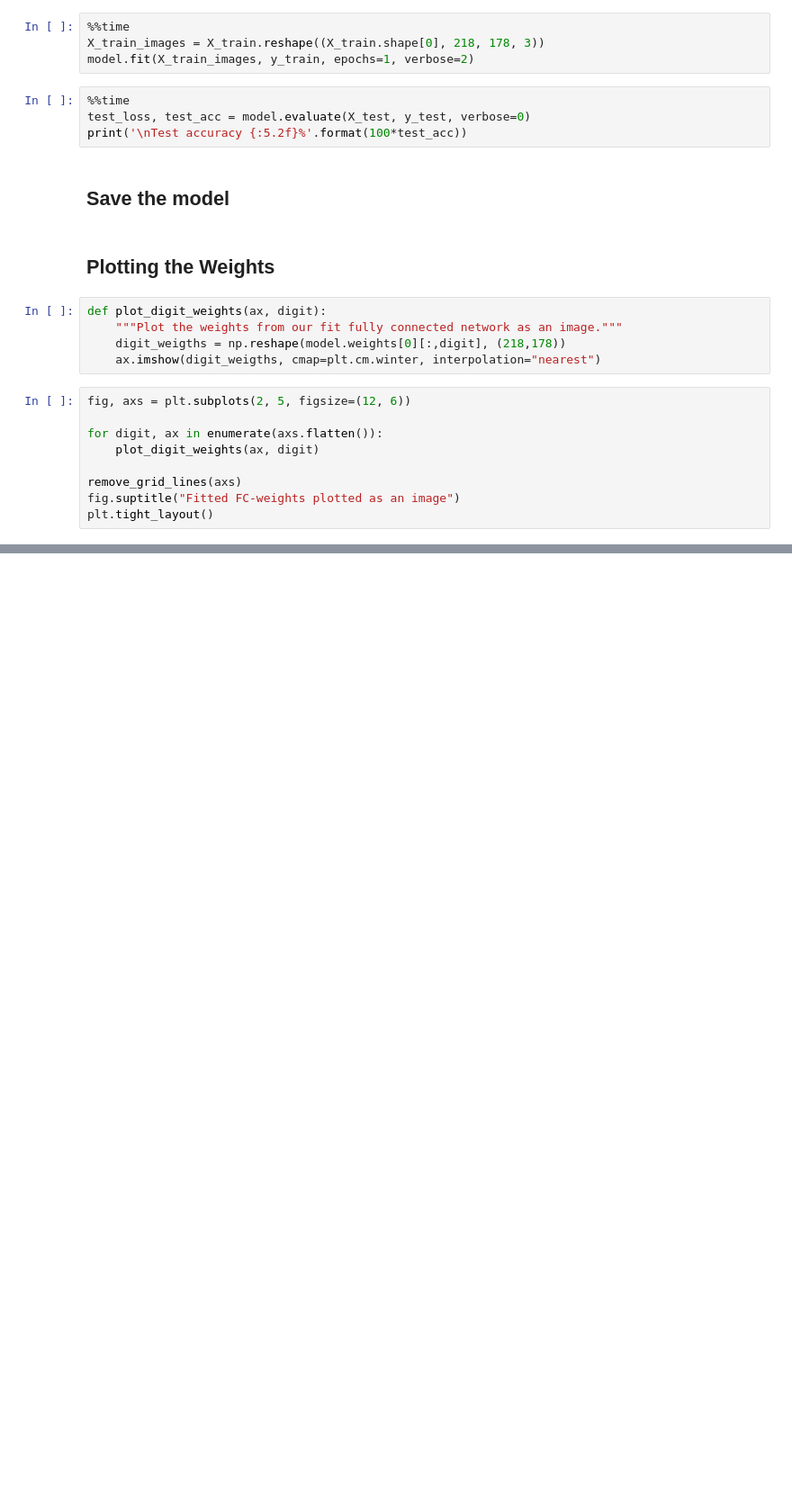
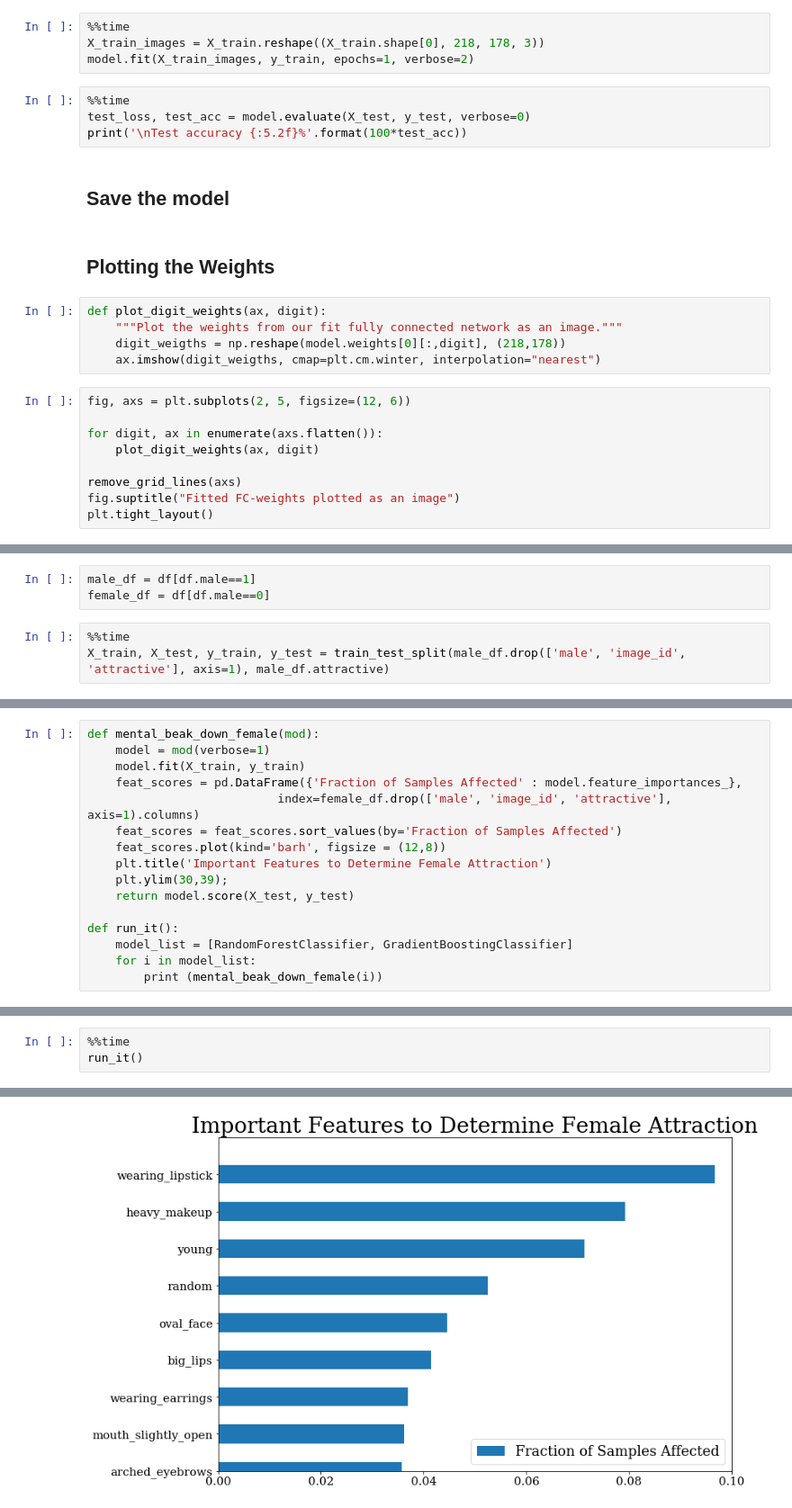
Before and after one commit to Aaronhjlee/Facial_Feature_Predictor, a Jupyter notebook: Convolutional Neural Network (Gender).ipynb, the cells around one changed output, grey strips where cells are left out. Shown: that part at 90% size. Cells and saved outputs as stored; diff of their text form; blank space fills up the shorter version.

```diff
--- a/Convolutional Neural Network (Gender).ipynb
+++ b/Convolutional Neural Network (Gender).ipynb
@@ -185,0 +313,6 @@ plt.tight_layout()
+# %%
+male_df = df[df.male==1]
+female_df = df[df.male==0]
+# %%
+%%time
+X_train, X_test, y_train, y_test = train_test_split(male_df.drop(['male', 'image_id', 'attractive'], axis=1), male_df.attractive)
@@ -185,0 +351,16 @@ plt.tight_layout()
+# %%
+def mental_beak_down_female(mod):
+    model = mod(verbose=1)
+    model.fit(X_train, y_train)
+    feat_scores = pd.DataFrame({'Fraction of Samples Affected' : model.feature_importances_},
+                           index=female_df.drop(['male', 'image_id', 'attractive'], axis=1).columns)
+    feat_scores = feat_scores.sort_values(by='Fraction of Samples Affected')
+    feat_scores.plot(kind='barh', figsize = (12,8))
+    plt.title('Important Features to Determine Female Attraction')
+    plt.ylim(30,39);
+    return model.score(X_test, y_test)
+
+def run_it():
+    model_list = [RandomForestClassifier, GradientBoostingClassifier]
+    for i in model_list:
+        print (mental_beak_down_female(i))
@@ -185,0 +373,4 @@ plt.tight_layout()
+# %%
+%%time
+run_it()
+# %% [output]
@@ -185,0 +398 @@ plt.tight_layout()
+[figure, added]
```
Also changed, not shown: parts of 29 cells of this notebook, 20 other files.
